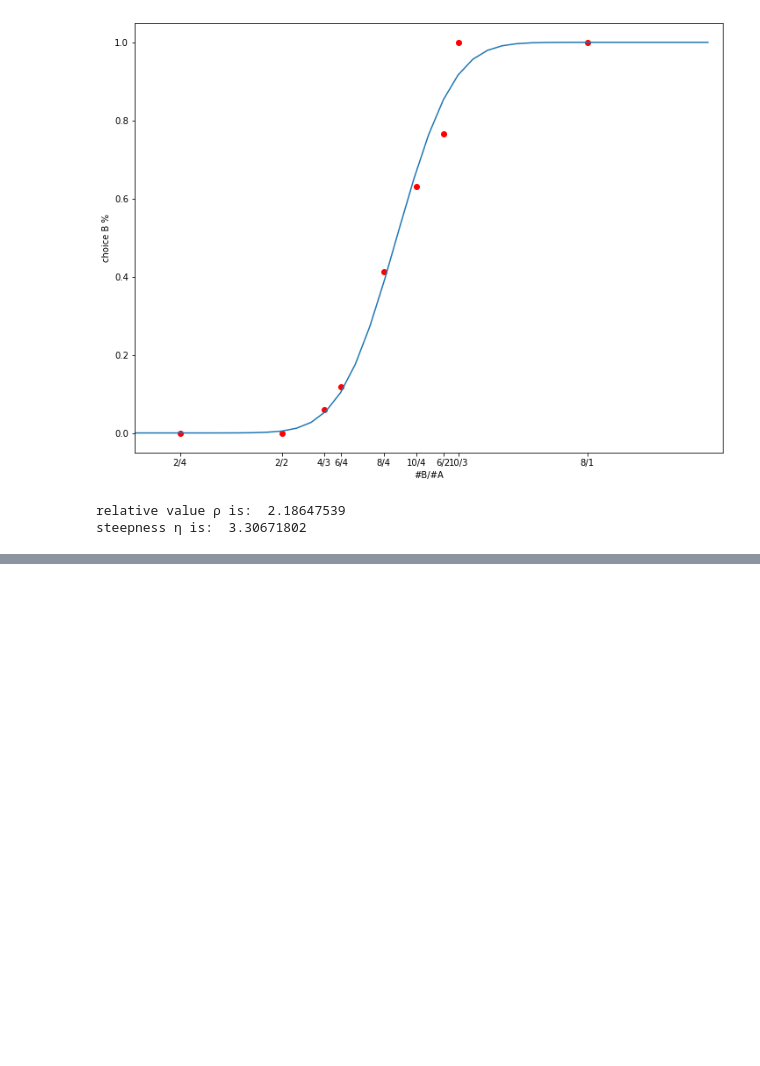
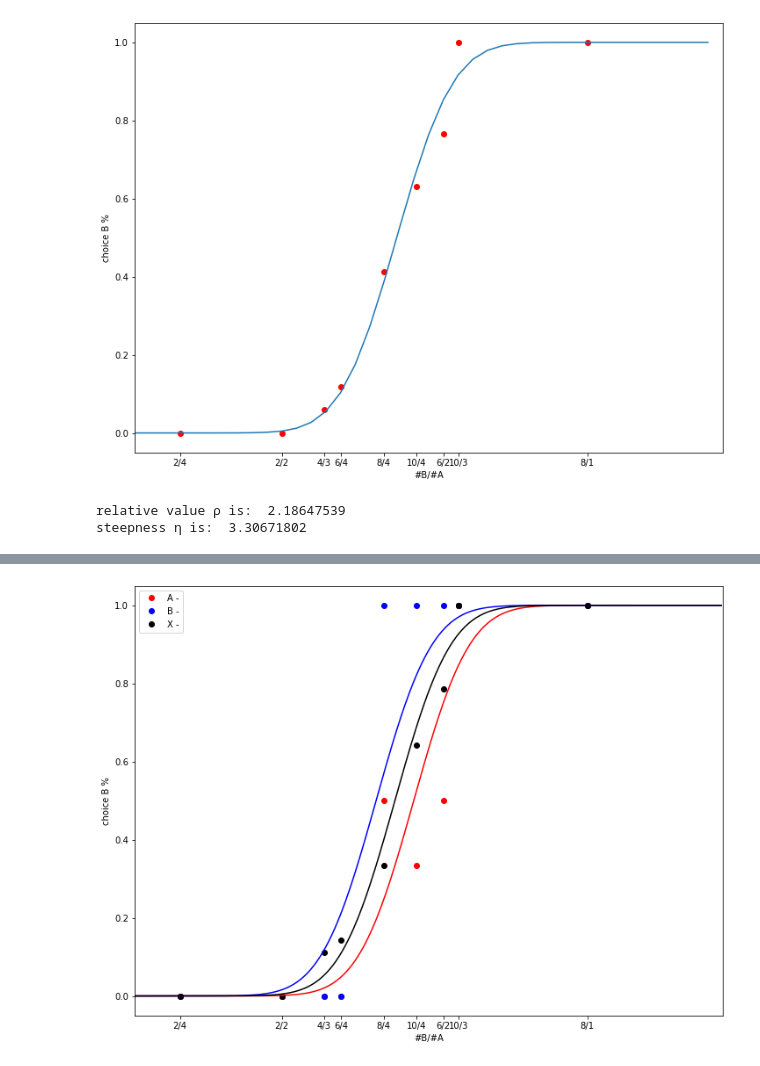
Before and after one commit to PadoaSchioppaLab/LogisticRegression_tutorial, a Jupyter notebook: LogisticRegression_JuiceChoice.ipynb, the cells around one changed output, grey strips where cells are left out. Drawn from its saved outputs; the diff is of its cells as text; code cells hidden in the pictures; blank space fills up the shorter version.

```diff
--- a/LogisticRegression_JuiceChoice.ipynb
+++ b/LogisticRegression_JuiceChoice.ipynb
@@ -135,0 +276,82 @@ steepness η is:  3.30671802
+# %%
+#####
+# plot the results #
+#####
+# calculate offer types
+
+# for trials with previous A choice
+table01_pA = np.unique([QB[ind_nonforced & (CJ_n1 == -1)], QA[ind_nonforced & (CJ_n1 == -1)]], axis = 1) # create offer type table from individual trials
+LogRatio_pA = np.log(table01_pA[0,:]/table01_pA[1,:])
+ntritype = np.shape(table01_pA)[1]
+
+# calculate the percentage of choice B #
+PB_pA = np.array([]) # percentage of choice B
+xtickname_pA = np.array([]) # x axis tick names
+for itritype in np.arange(0, ntritype,1):
+    ind_itritype = (np.transpose([QB, QA, CJ_n1]) == np.append(np.transpose(table01_pA)[itritype,:],-1)).all(axis=1)
+    CJ_itritype = CJ[ind_itritype]
+    PB_itritype = np.sum(CJ_itritype)/(np.shape(CJ_itritype)[0])
+    PB_pA = np.append(PB_pA,PB_itritype)
+    xtickname_itritype = np.array2string(table01_pA[0,itritype])+'/'+np.array2string(table01_pA[1,itritype])
+    xtickname_pA = np.append(xtickname_pA,xtickname_itritype)
+
+# for trials with previous B choice
+table01_pB = np.unique([QB[ind_nonforced & (CJ_n1 == 1)], QA[ind_nonforced & (CJ_n1 == 1)]], axis = 1) # create offer type table from individual trials
+LogRatio_pB = np.log(table01_pB[0,:]/table01_pB[1,:])
+ntritype = np.shape(table01_pB)[1]
+
+# calculate the percentage of choice B #
+PB_pB = np.array([]) # percentage of choice B
+xtickname_pB = np.array([]) # x axis tick names
+for itritype in np.arange(0, ntritype,1):
+    ind_itritype = (np.transpose([QB, QA, CJ_n1]) == np.append(np.transpose(table01_pB)[itritype,:], 1)).all(axis=1)
+    CJ_itritype = CJ[ind_itritype]
+    PB_itritype = np.sum(CJ_itritype)/(np.shape(CJ_itritype)[0])
+    PB_pB = np.append(PB_pB,PB_itritype)
+    xtickname_itritype = np.array2string(table01_pB[0,itritype])+'/'+np.array2string(table01_pB[1,itritype])
+    xtickname_pB = np.append(xtickname_pB,xtickname_itritype)
+
+# for trials with previous non choice
+table01_pX = np.unique([QB[ind_nonforced & (CJ_n1 == 0)], QA[ind_nonforced & (CJ_n1 == 0)]], axis = 1) # create offer type table from individual trials
+LogRatio_pX = np.log(table01_pX[0,:]/table01_pX[1,:])
+ntritype = np.shape(table01_pX)[1]
+
+# calculate the percentage of choice B #
+PB_pX = np.array([]) # percentage of choice B
+xtickname_pX = np.array([]) # x axis tick names
+for itritype in np.arange(0, ntritype,1):
+    ind_itritype = (np.transpose([QB, QA, CJ_n1]) == np.append(np.transpose(table01_pX)[itritype,:], 0)).all(axis=1)
+    CJ_itritype = CJ[ind_itritype]
+    PB_itritype = np.sum(CJ_itritype)/(np.shape(CJ_itritype)[0])
+    PB_pX = np.append(PB_pX,PB_itritype)
+    xtickname_itritype = np.array2string(table01_pX[0,itritype])+'/'+np.array2string(table01_pX[1,itritype])
+    xtickname_pX = np.append(xtickname_pX,xtickname_itritype)
+
+
+# plot sigmoidal curve
+X_plot = np.arange(np.floor(np.min(LogRatio_pA)), np.ceil(np.max(LogRatio_pA)), 0.01)
+const_plot = np.ones(np.size(X_plot))
+pA_plot = -np.ones(np.size(X_plot))
+pB_plot = np.ones(np.size(X_plot))
+pX_plot = np.zeros(np.size(X_plot))
+Y_plot_pA = probit_model.predict(np.transpose([const_plot, X_plot, pA_plot]))
+Y_plot_pB = probit_model.predict(np.transpose([const_plot, X_plot, pB_plot]))
+Y_plot_pX = probit_model.predict(np.transpose([const_plot, X_plot, pX_plot]))
+
+# plot
+fig= plt.figure(figsize=(12,9))
+plt.plot(LogRatio_pA, PB_pA, 'ro')
+plt.plot(LogRatio_pB, PB_pB, 'bo')
+plt.plot(LogRatio_pX, PB_pX, 'ko')
+plt.plot(X_plot,Y_plot_pA, 'r')
+plt.plot(X_plot,Y_plot_pB, 'b')
+plt.plot(X_plot,Y_plot_pX, 'k')
+plt.legend(["A -", "B -", "X -"])
+plt.axis([-1,3,-0.05,1.05])
+plt.xlabel("#B/#A")
+plt.ylabel("choice B %");
+ax = plt.gca()
+ax.set_xticks(LogRatio_pX)
+ax.set_xticklabels(xtickname_pX);
+# %% [output]
+[figure, added]
```
Also changed, not shown: parts of 22 cells of this notebook.
